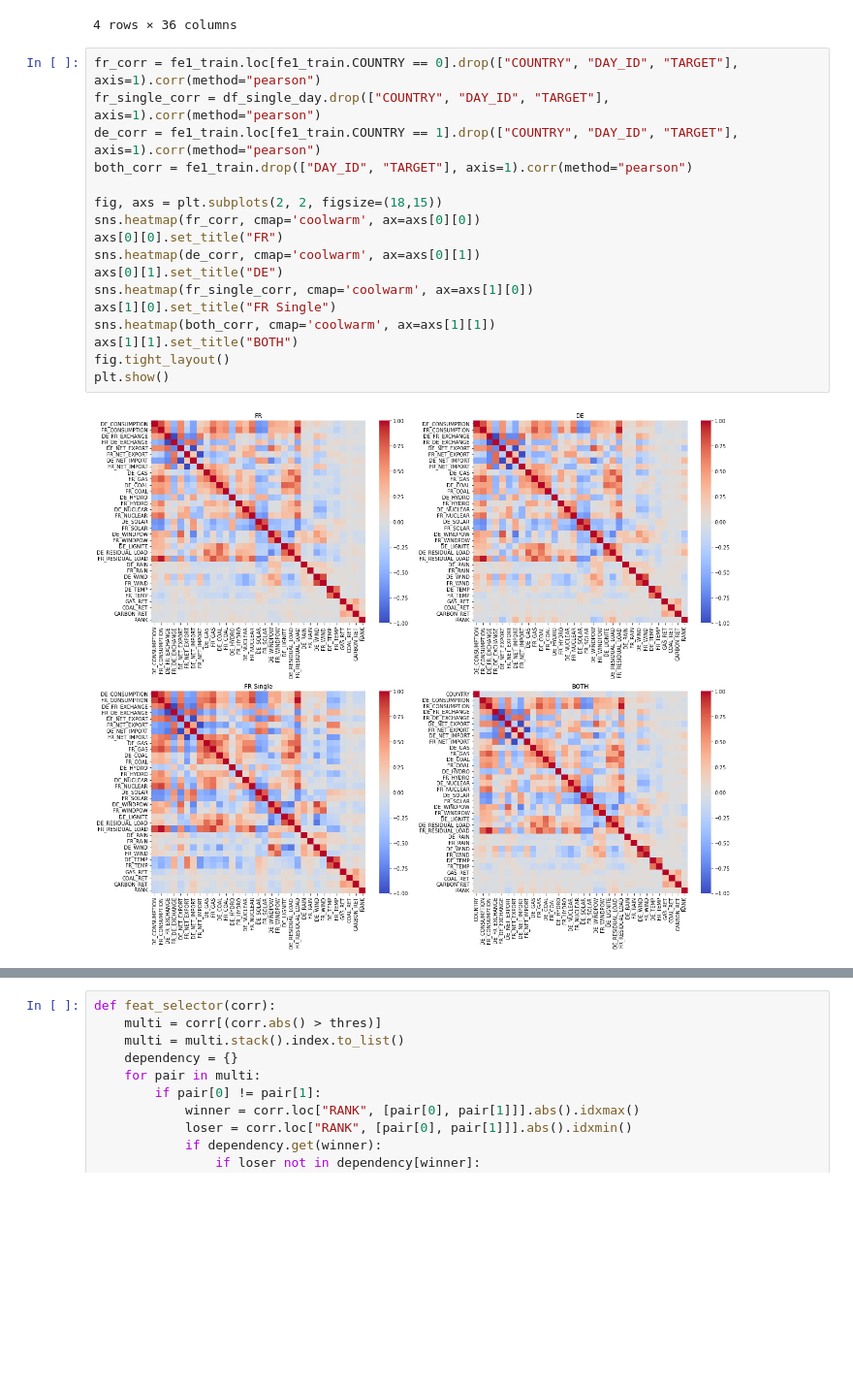
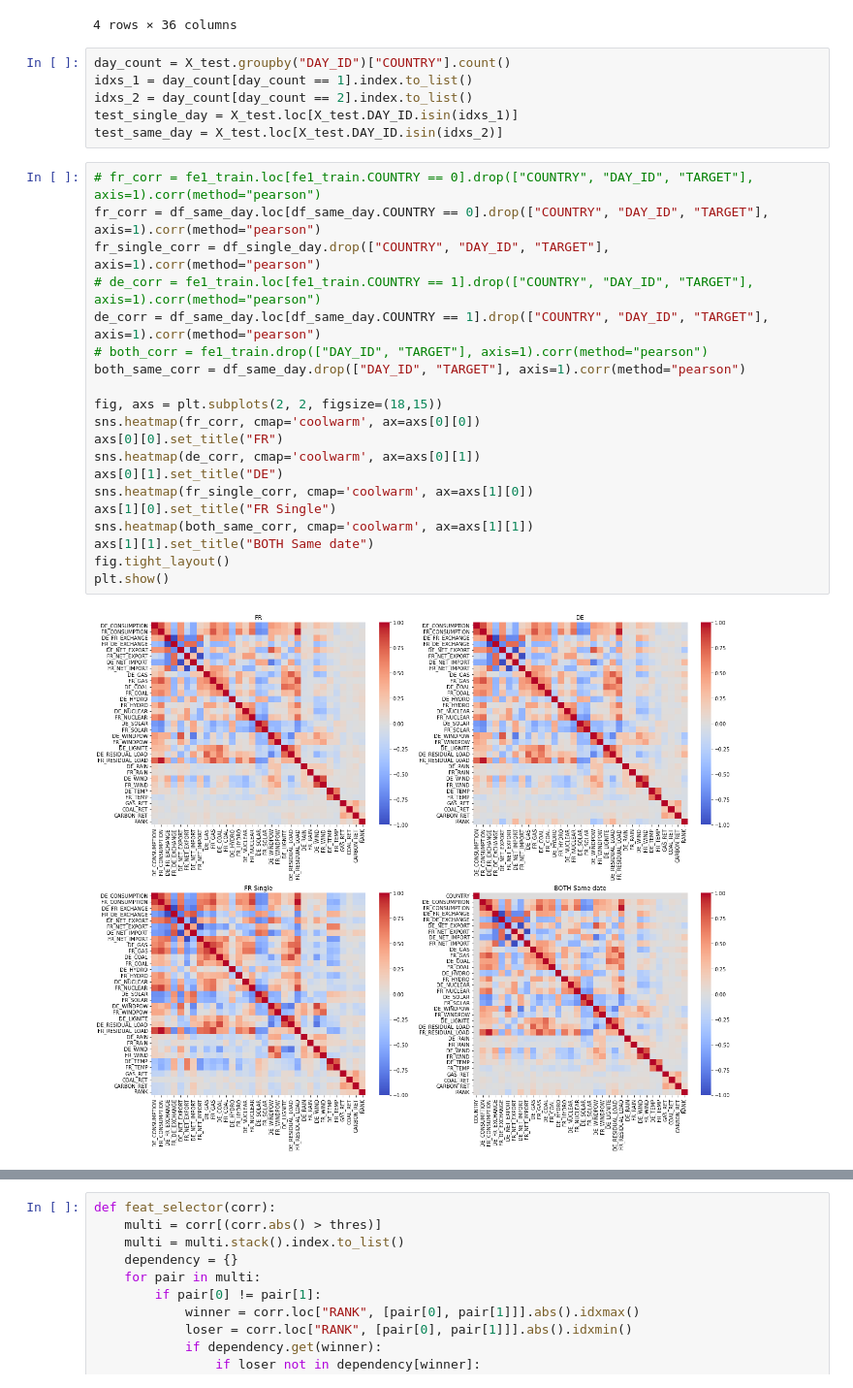
Before and after one commit to chantomkit/QRT2023, a Jupyter notebook: eda.ipynb, the cells around one changed output, grey strips where cells are left out. Shown: that part at 97% size. Drawn from its saved outputs; the diff is of its cells as text; blank space fills up the shorter version.

Commit message:
feat: add date split experiment

```diff
--- a/eda.ipynb
+++ b/eda.ipynb
@@ -156,22 +156,31 @@ df_single_day.head(4)
 | 1106 | -0.123739 | 15 | 0 | 0.225040 | -0.380781 | 0.342203 | -0.342203 | ... |
 | 1170 | -1.854479 | 18 | 0 | 1.254269 | 2.267644 | 1.677301 | -1.677301 | ... |
 4 rows × 36 columns
+# %%
+day_count = X_test.groupby("DAY_ID")["COUNTRY"].count()
+idxs_1 = day_count[day_count == 1].index.to_list()
+idxs_2 = day_count[day_count == 2].index.to_list()
+test_single_day = X_test.loc[X_test.DAY_ID.isin(idxs_1)]
+test_same_day = X_test.loc[X_test.DAY_ID.isin(idxs_2)]
 # %%
-fr_corr = fe1_train.loc[fe1_train.COUNTRY == 0].drop(["COUNTRY", "DAY_ID", "TARGET"], axis=1).corr(method="pearson")
+# fr_corr = fe1_train.loc[fe1_train.COUNTRY == 0].drop(["COUNTRY", "DAY_ID", "TARGET"], axis=1).corr(method="pearson")
+fr_corr = df_same_day.loc[df_same_day.COUNTRY == 0].drop(["COUNTRY", "DAY_ID", "TARGET"], axis=1).corr(method="pearson")
 fr_single_corr = df_single_day.drop(["COUNTRY", "DAY_ID", "TARGET"], axis=1).corr(method="pearson")
-de_corr = fe1_train.loc[fe1_train.COUNTRY == 1].drop(["COUNTRY", "DAY_ID", "TARGET"], axis=1).corr(method="pearson")
-both_corr = fe1_train.drop(["DAY_ID", "TARGET"], axis=1).corr(method="pearson")
+# de_corr = fe1_train.loc[fe1_train.COUNTRY == 1].drop(["COUNTRY", "DAY_ID", "TARGET"], axis=1).corr(method="pearson")
+de_corr = df_same_day.loc[df_same_day.COUNTRY == 1].drop(["COUNTRY", "DAY_ID", "TARGET"], axis=1).corr(method="pearson")
+# both_corr = fe1_train.drop(["DAY_ID", "TARGET"], axis=1).corr(method="pearson")
+both_same_corr = df_same_day.drop(["DAY_ID", "TARGET"], axis=1).corr(method="pearson")
 
 fig, axs = plt.subplots(2, 2, figsize=(18,15))
 sns.heatmap(fr_corr, cmap='coolwarm', ax=axs[0][0])
 axs[0][0].set_title("FR")
 sns.heatmap(de_corr, cmap='coolwarm', ax=axs[0][1])
 axs[0][1].set_title("DE")
 sns.heatmap(fr_single_corr, cmap='coolwarm', ax=axs[1][0])
 axs[1][0].set_title("FR Single")
-sns.heatmap(both_corr, cmap='coolwarm', ax=axs[1][1])
-axs[1][1].set_title("BOTH")
+sns.heatmap(both_same_corr, cmap='coolwarm', ax=axs[1][1])
+axs[1][1].set_title("BOTH Same date")
 fig.tight_layout()
 plt.show()
 # %% [output]
-[figure, old version]
+[figure, new version]
```
Also changed, not shown: parts of 25 cells of this notebook, 1 other file.
